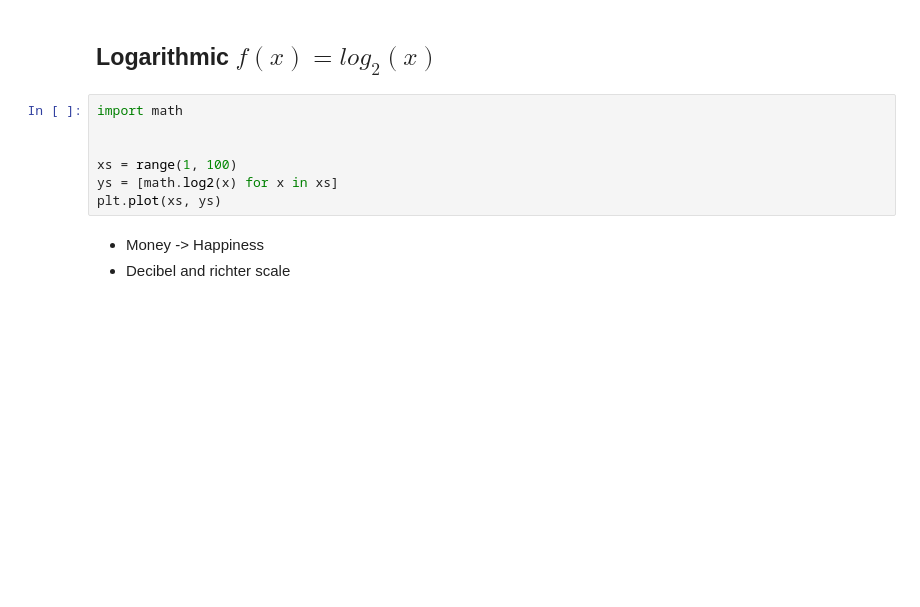
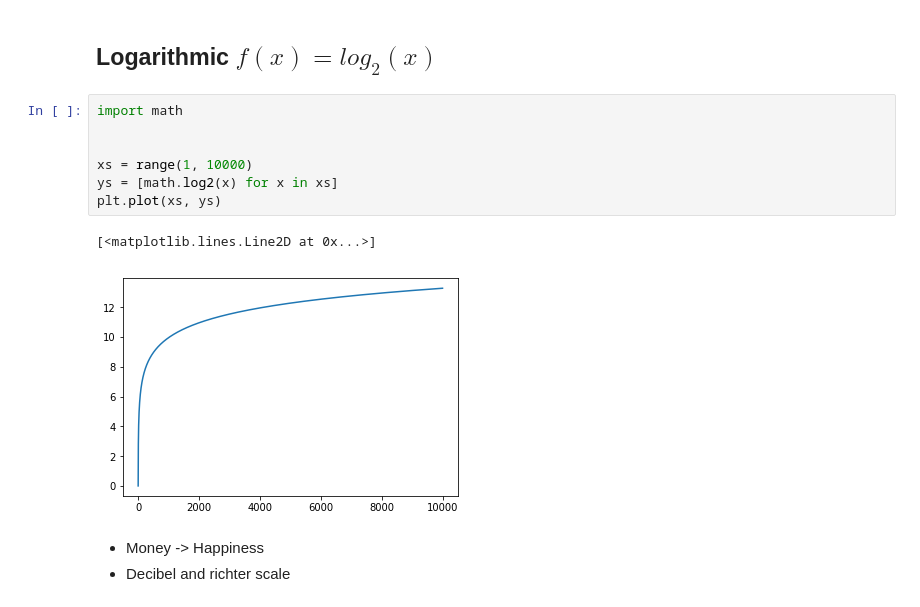
Before and after one commit to itu-qsp/2019-summer, a Jupyter notebook: session-8/01_Mental models.ipynb, the cells around one changed output. Drawn from its saved outputs; the diff is of its cells as text; blank space fills up the shorter version.

```diff
--- a/session-8/01_Mental models.ipynb
+++ b/session-8/01_Mental models.ipynb
@@ -136,10 +165,13 @@ plt.plot(xs, ys)
 # %%
 import math
 
 
-xs = range(1, 100)
+xs = range(1, 10000)
 ys = [math.log2(x) for x in xs]
 plt.plot(xs, ys)
+# %% [output]
+[<matplotlib.lines.Line2D at 0x...>]
+[figure, added]
 # %% [markdown]
 * Money -> Happiness
 * Decibel and richter scale
```
Also changed, not shown: parts of 24 cells of this notebook, 4 other files.
